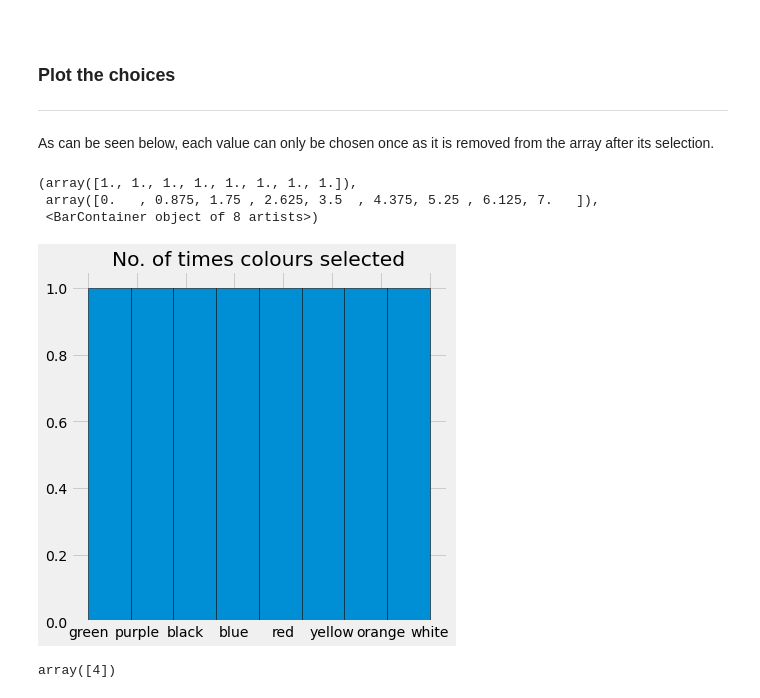
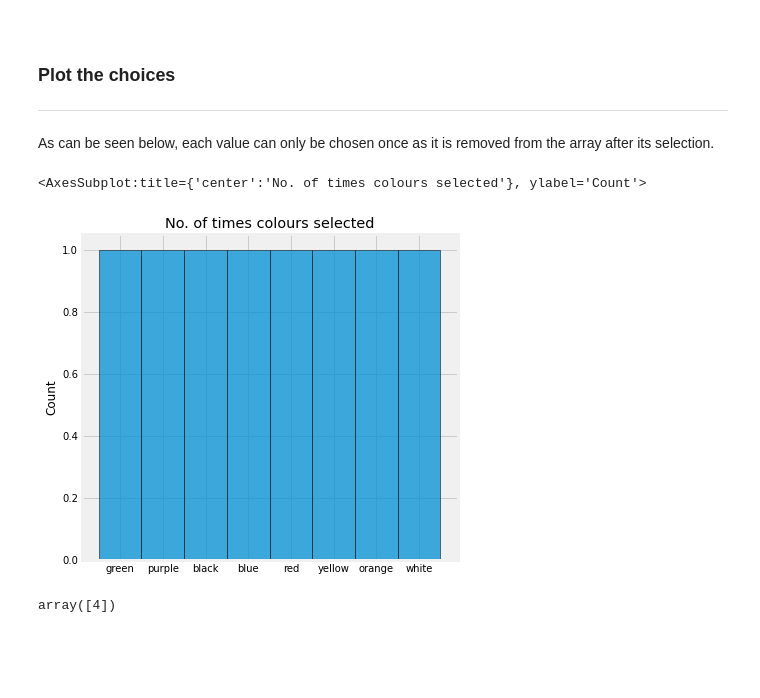
Before and after one commit to Izardo/Numpy-Random-Assignment, a Jupyter notebook: numpy-random.ipynb, the cells around one changed output. Saved outputs shown, nothing was run; the diff lists cells and outputs as text; code cells hidden in the pictures; blank space fills up the shorter version.

```diff
--- a/numpy-random.ipynb
+++ b/numpy-random.ipynb
@@ -270,15 +267,13 @@ As can be seen below, each value can only be chosen once as it is removed from t
 # %%
 # Enhance plot size.
 plt.rcParams['figure.figsize'] = [6, 6]
 
 # Plot y.
 plt.title("No. of times colours selected")
-plt.hist(y, bins=8, edgecolor="black")
+sns.histplot(y, bins=8, edgecolor="black")
 # %% [output]
-(array([1., 1., 1., 1., 1., 1., 1., 1.]),
- array([0.   , 0.875, 1.75 , 2.625, 3.5  , 4.375, 5.25 , 6.125, 7.   ]),
- <BarContainer object of 8 artists>)
+<AxesSubplot:title={'center':'No. of times colours selected'}, ylabel='Count'>
-[figure, old version]
+[figure, new version]
 # %%
 # Randomly selecting a single item.
 rng.choice([1, 2, 3, 4, 5], size=1)
```
Also changed, not shown: parts of 45 cells of this notebook, 2 other files.
